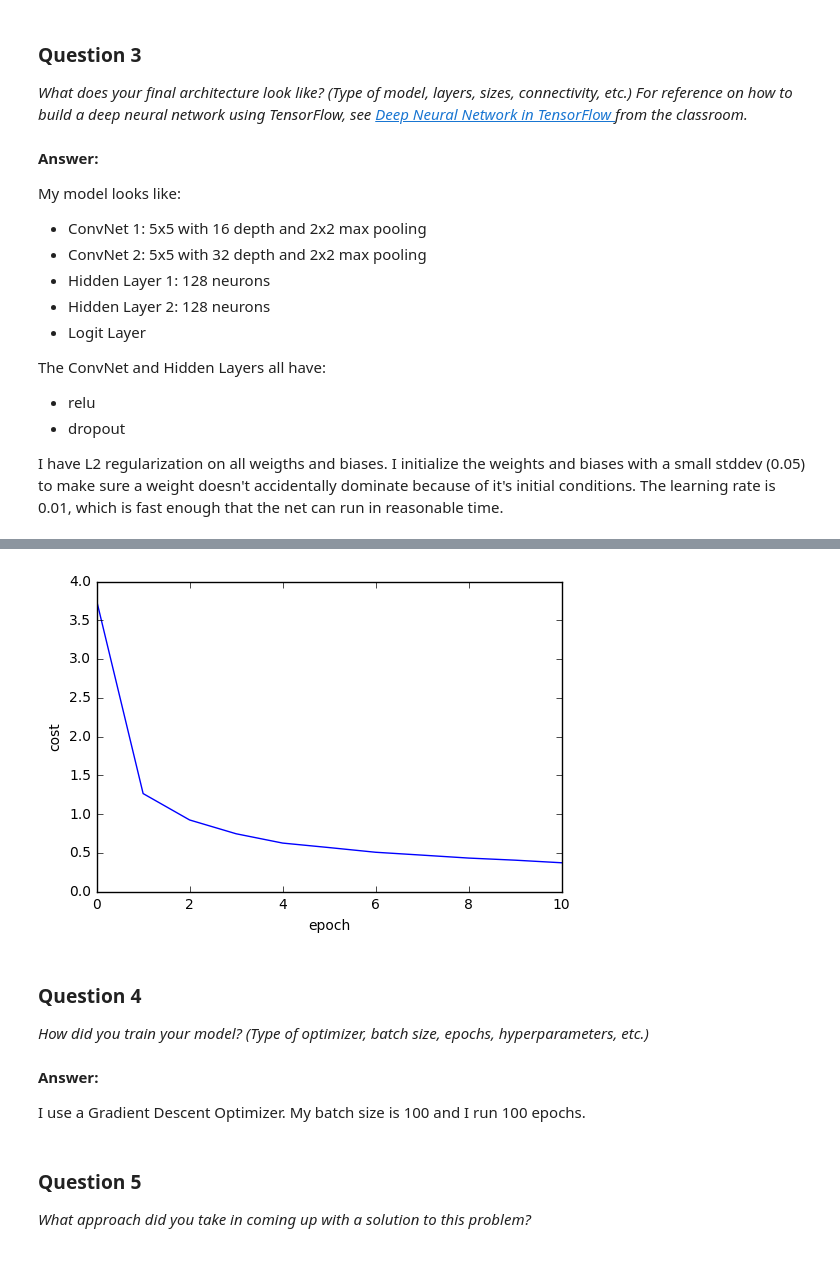
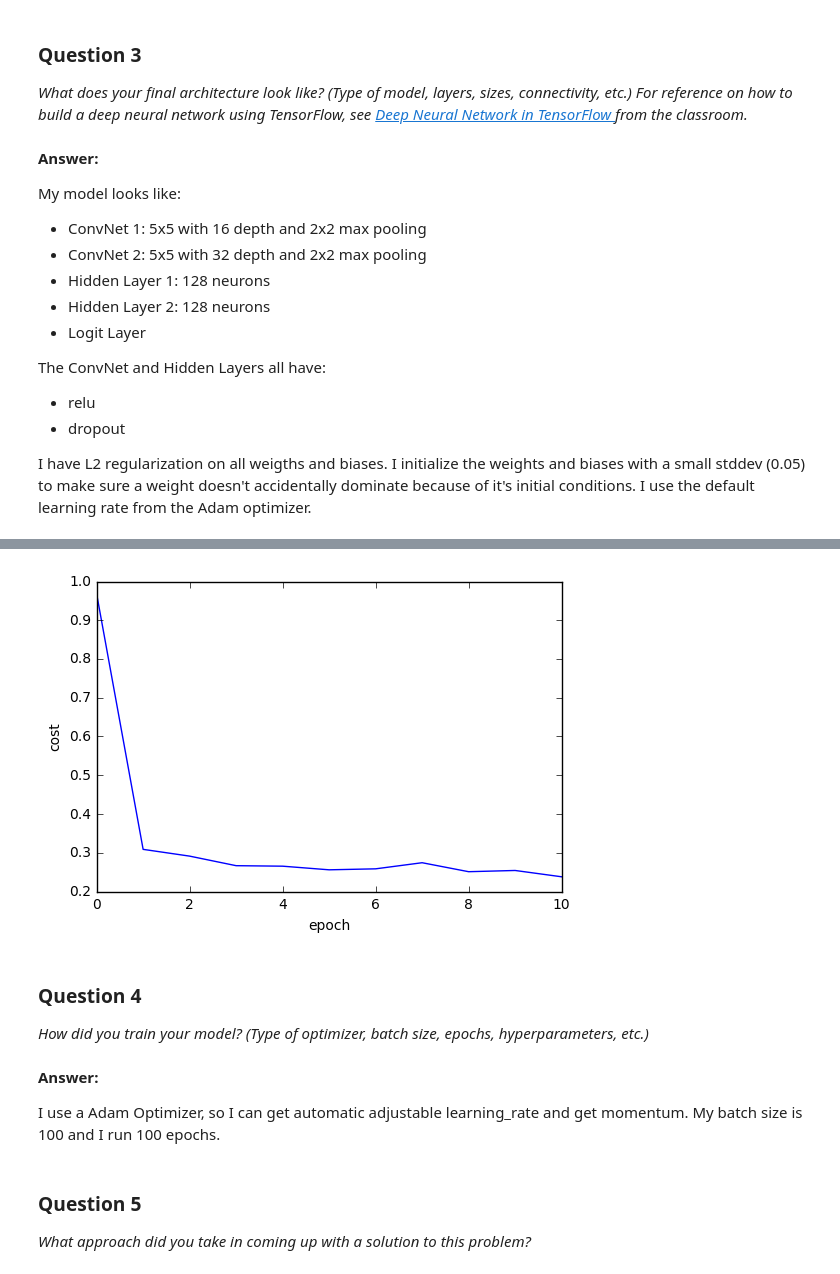
Before and after one commit to AloshkaD/traffic-signs, a Jupyter notebook: Traffic_Signs_Recognition.ipynb, the cells around one changed output, grey strips where cells are left out. Saved outputs shown, nothing was run; the diff lists cells and outputs as text; code cells hidden in the pictures.

```diff
--- a/Traffic_Signs_Recognition.ipynb
+++ b/Traffic_Signs_Recognition.ipynb
@@ -584,7 +582,7 @@ The ConvNet and Hidden Layers all have:
 
 I have L2 regularization on all weigths and biases.
 I initialize the weights and biases with a small stddev (0.05) to make sure a weight doesn't accidentally dominate because of it's initial conditions.
-The learning rate is 0.01, which is fast enough that the net can run in reasonable time.
+I use the default learning rate from the Adam optimizer.
 # %%
 ### Train your model here.
 ### Feel free to use as many code cells as needed.
@@ -597,8 +595,7 @@ batch_size = 100
 display_step = 10
 cost_batch = []     # plotting array
 
-#optimizer = tf.train.AdamOptimizer(learning_rate=learning_rate).minimize(cost)
-optimizer = tf.train.GradientDescentOptimizer(learning_rate=learning_rate).minimize(cost)
+optimizer = tf.train.AdamOptimizer().minimize(cost)
 
 # Evaluate model
 correct_pred = tf.equal(tf.argmax(pred, 1), tf.argmax(y, 1))
@@ -679,5 +676,5 @@ Accuracy: 0.840697
 Model saved in file: model.ckpt
-[figure, old version]
+[figure, new version]
 # %% [markdown]
 ### Question 4
 
@@ -685,7 +682,7 @@ _How did you train your model? (Type of optimizer, batch size, epochs, hyperpara
 # %% [markdown]
 **Answer:**
 
-I use a Gradient Descent Optimizer. My batch size is 100 and I run 100 epochs.
+I use a Adam Optimizer, so I can get automatic adjustable learning_rate and get momentum. My batch size is 100 and I run 100 epochs.
 # %% [markdown]
 ### Question 5
 
```
Also changed, not shown: parts of 8 cells of this notebook, 2 other files.
